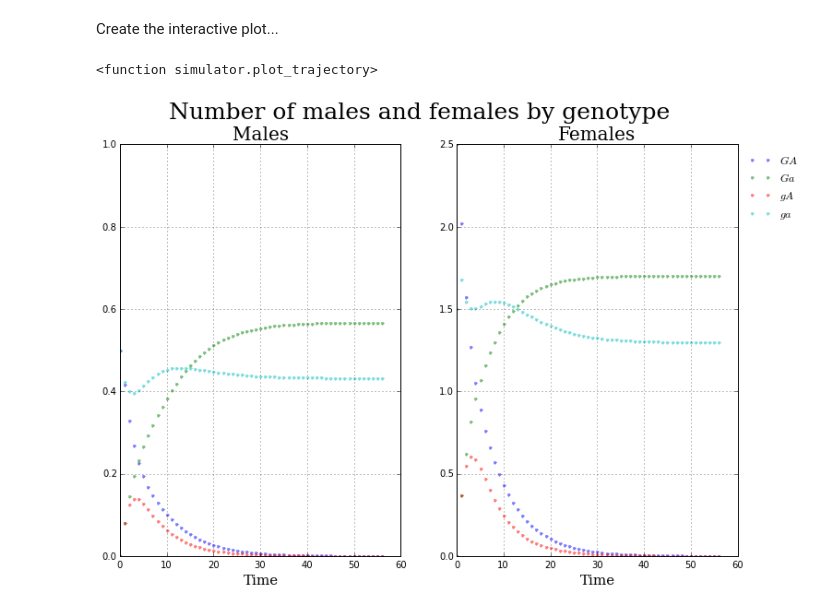
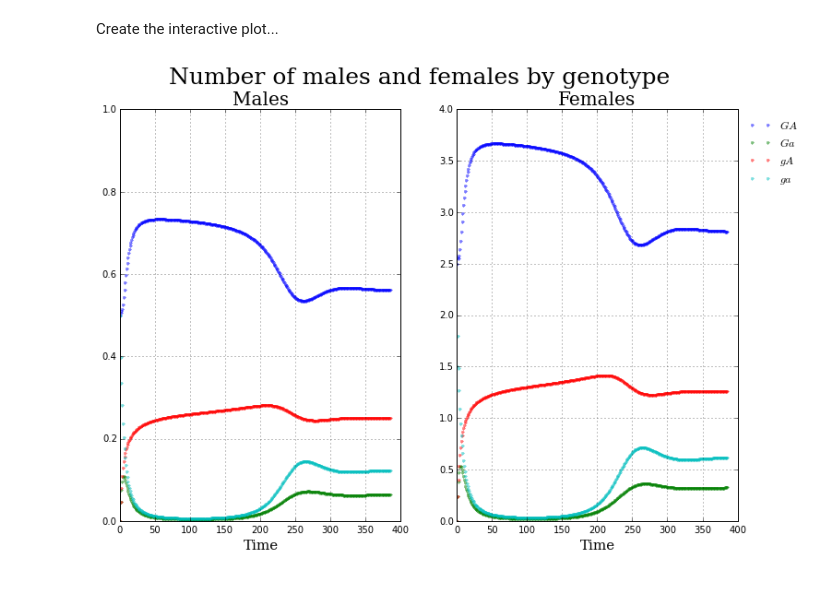
Before and after one commit to davidrpugh/population-ecology-approach, a Jupyter notebook: package/tutorial.ipynb, the cells around one changed output. Cells and saved outputs as stored; diff of their text form; code cells hidden in the pictures.

```diff
--- a/package/tutorial.ipynb
+++ b/package/tutorial.ipynb
@@ -115,9 +84,12 @@ Sga = true_selfish_girls / selfish_adoption_pool
 hierarchy_params = {'c': 2.0, 'e_G': 0.5, 'e_g': 0.5, 'd_A': 0.5, 'd_a': 0.5,
                     'PiaA': 9.0, 'PiAA': 5.0, 'Piaa': 3.0, 'PiAa': 2.0}
 
-# create an instance of the 1M2F model
+# create an instance of our model
 pugh_et_al = families.OneMaleTwoFemales(params=hierarchy_params,
                                         SGA=SGA,
                                         Sga=Sga)
+
+# create an instance of the Simulator class
+sim = simulators.Simulator(pugh_et_al)
 # %% [markdown]
 ### Plotting model simulations
@@ -128,0 +96,5 @@ plt.show()
+# %%
+simulators.plot_isolated_subpopulations_simulation(sim, mGA0=0.5, rtol=1e-4,
+                                                   d_A=0.5, d_a=0.5, e_G=0.5, e_g=0.5,
+                                                   c=1.0, PiaA=7, PiAA=5, Piaa=3, PiAa=2)
+plt.show()
@@ -150,18 +131,18 @@ Create the interactive plot...
 # %%
-widgets.interact(simulator.plot_trajectory,
-                 family=widgets.fixed(pugh_et_al),
-                 mGA0=mGA0_widget,
-                 rtol=widgets.FloatTextWidget(value=1e-4),
-                 e_G=screening_widget_G,
-                 e_g=screening_widget_g,
-                 d_A=signaling_widget_A,
-                 d_a=signaling_widget_a,
-                 c=fecundity_widget,
-                 PiaA=exploitive_payoff_widget,
-                 PiAA=cooperative_payoff_widget,
-                 Piaa=selfish_payoff_widget,
-                 PiAa=naive_payoff_widget,
-                 )
+interactive_plot = widgets.interact(simulators.plot_isolated_subpopulations_simulation,
+                                    simulator=widgets.fixed(sim),
+                                    mGA0=mGA0_widget,
+                                    T=widgets.fixed(None),
+                                    rtol=widgets.FloatTextWidget(value=1e-4),
+                                    e_G=screening_widget_G,
+                                    e_g=screening_widget_g,
+                                    d_A=signaling_widget_A,
+                                    d_a=signaling_widget_a,
+                                    c=fecundity_widget,
+                                    PiaA=exploitive_payoff_widget,
+                                    PiAA=cooperative_payoff_widget,
+                                    Piaa=selfish_payoff_widget,
+                                    PiAa=naive_payoff_widget,
+                                    )
 # %% [output]
-<function simulator.plot_trajectory>
-[figure, old version]
+[figure, new version]
```
Also changed, not shown: parts of 10 cells of this notebook, 2 other files.
